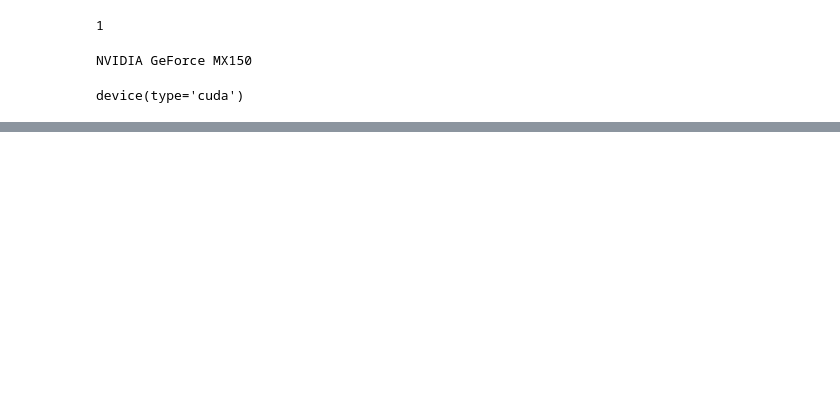
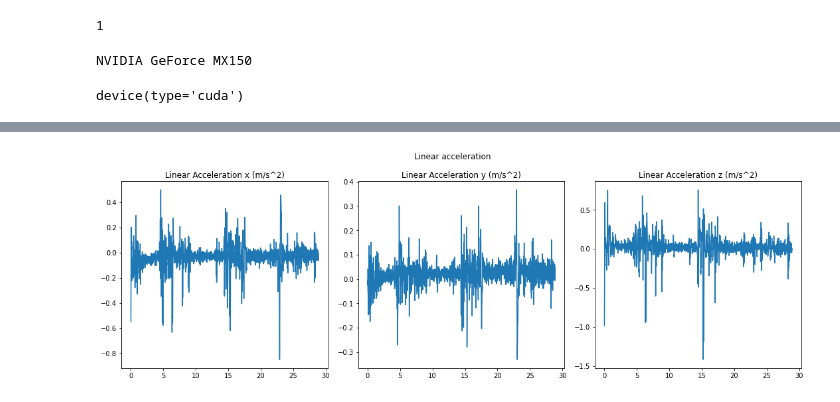
Before and after one commit to joeljacques/AthletIO, a Jupyter notebook: playground.ipynb, the cells around one changed output, grey strips where cells are left out. Saved outputs shown, nothing was run; the diff lists cells and outputs as text; code cells hidden in the pictures; blank space fills up the shorter version.

```diff
--- a/playground.ipynb
+++ b/playground.ipynb
@@ -59,3 +63,5 @@ def plot_df(df: pd.DataFrame, title: str):
 # %%
-# plot_df(linear_acceleration_df, "Linear acceleration")
+plot_df(linear_acceleration_df, "Linear acceleration")
+# %% [output]
+[figure, added]
 # %%
```
Also changed, not shown: parts of 3 cells of this notebook, 4 other files.
